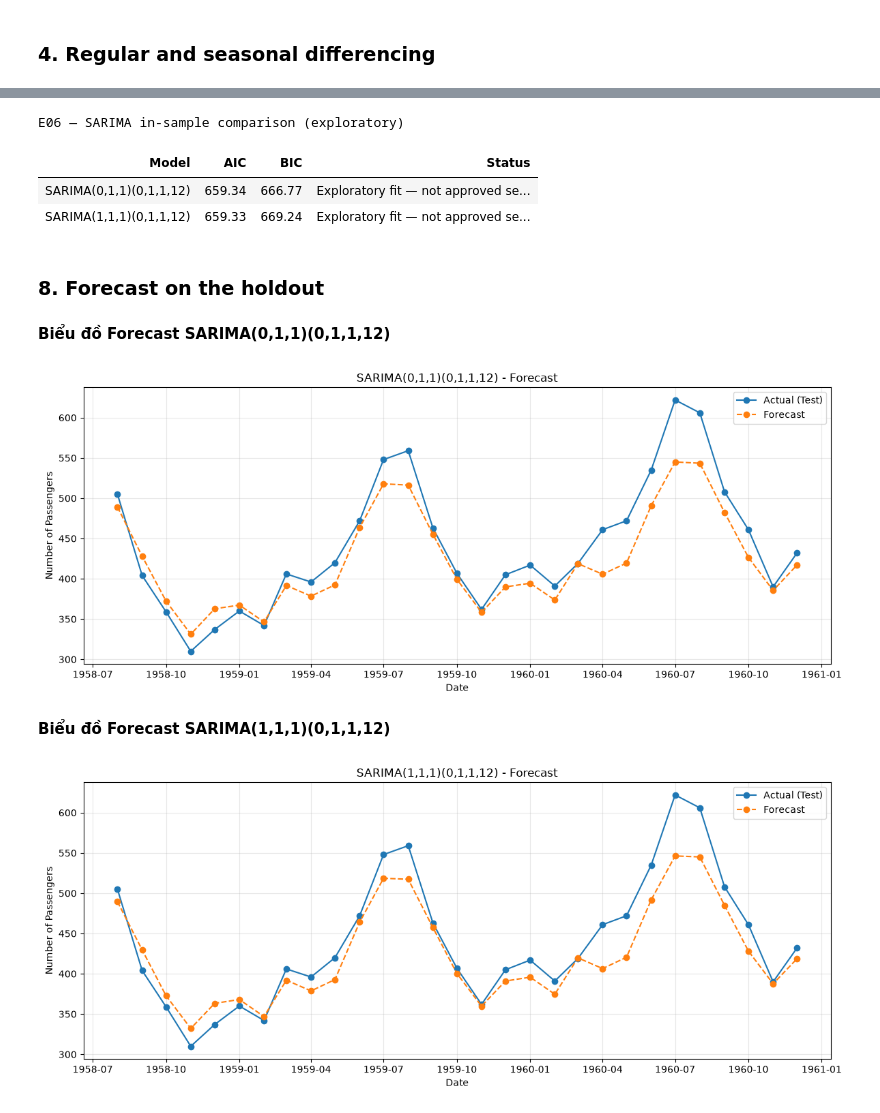
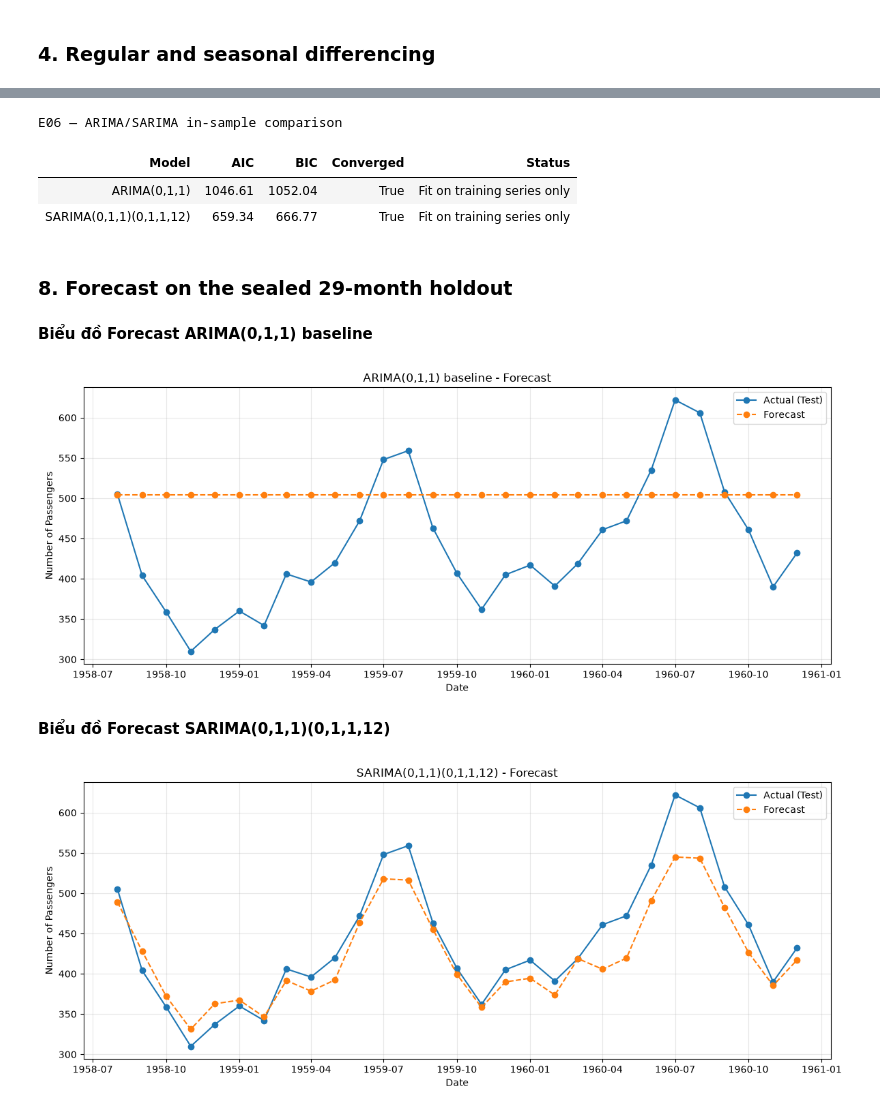
Before and after one commit to Tuvienn/TOTAL_LAB_PRACTICE_FOR_TIME_SERIES, a Jupyter notebook: total_practice/Practice_2/notebooks/Practice_2_Advanced.ipynb, the cells around one changed output, grey strips where cells are left out. Saved outputs shown, nothing was run; the diff lists cells and outputs as text; code cells hidden in the pictures.

Commit message:
feat(practice2): validate E06 ARIMA-SARIMA extension

```diff
--- a/total_practice/Practice_2/notebooks/Practice_2_Advanced.ipynb
+++ b/total_practice/Practice_2/notebooks/Practice_2_Advanced.ipynb
@@ -14,6 +14,10 @@ from practice_2.visualization.table_style import style_table
 
 PROJECT_ROOT = find_practice_root()
 RAW_PATH = PROJECT_ROOT / "datasets" / "raw" / "airline-passengers.csv"
+FIGURES_DIR = PROJECT_ROOT / "outputs" / "figures"
+RESULTS_DIR = PROJECT_ROOT / "outputs" / "results"
+FIGURES_DIR.mkdir(parents=True, exist_ok=True)
+RESULTS_DIR.mkdir(parents=True, exist_ok=True)
 # %%
 
 import pandas as pd
@@ -103,20 +124,20 @@ E06 — Chronological split (exploratory)
 # %%
 from statsmodels.tsa.stattools import adfuller
 
-adf_result = adfuller(series.dropna(), autolag="AIC")
+adf_result = adfuller(train_series.dropna(), regression="c", autolag="AIC")
 adf_table = pd.DataFrame({
-    "Series": ["Original series"],
+    "Series": ["Original training series"],
     "ADF statistic": [adf_result[0]],
     "p-value": [adf_result[1]],
     "Critical value (5%)": [adf_result[4]["5%"]],
-    "Status": ["Exploratory — not approved evidence"],
+    "Status": ["Training-only evidence"],
 })
 print("ADF Statistic:", adf_result[0])
 print("p-value:", adf_result[1])
 print("Critical Values:", adf_result[4]["5%"])
 display(style_table(
     adf_table,
-    caption="E06 — ADF on original series (exploratory)",
+    caption="E06 — ADF on original training series",
     formats={"ADF statistic": "{:.4f}", "p-value": "{:.6f}", "Critical value (5%)": "{:.4f}"},
     row_highlighter=highlight_exploratory,
 ))
@@ -135,8 +156,9 @@ Chưa đủ bằng chứng bác bỏ H0: Chuỗi có thể không dừng.
 # %% [markdown]
 ### 4. Regular and seasonal differencing
 # %%
-# Sai phân thường + mùa vụ
-series_combined_diff = series.diff().diff(12).dropna()
+train_regular_diff = train_series.diff().dropna()
+train_seasonal_diff = train_series.diff(12).dropna()
+series_combined_diff = train_regular_diff.diff(12).dropna()
 
 # Vẽ chuỗi sau sai phân kết hợp
 plt.figure(figsize=(12, 5))
@@ -150,5 +172,6 @@ plt.xlabel("Date")
 plt.ylabel("Differenced Passengers")
 plt.grid(True, alpha=0.3)
 plt.tight_layout()
+plt.gcf().savefig(FIGURES_DIR / "06_airpassengers_differencing.png", dpi=160, bbox_inches="tight")
 plt.show()
 # %% [output]
@@ -229,19 +266,15 @@ sarima_results = {}
 # %%
-# Khởi tạo mô hình
-sarima_1 = SARIMAX(
+arima_baseline = SARIMAX(
     train_series,
-    order=(0, 1, 1),
-    seasonal_order=(0, 1, 1, 12),
+    order=(0, selected_d, 1),
+    seasonal_order=(0, 0, 0, 0),
     enforce_stationarity=False,
     enforce_invertibility=False
 )
 
-# Huấn luyện mô hình
-sarima_result_1 = sarima_1.fit(disp=False)
+arima_result = arima_baseline.fit(disp=False)
 
-# Lưu kết quả
-sarima_results["SARIMA(0,1,1)(0,1,1,12)"] = sarima_result_1
+model_results["ARIMA(0,1,1)"] = arima_result
 
-# Hiển thị kết quả
-print(sarima_result_1.summary())
+print(arima_result.summary())
 # %% [output]
@@ -299,57 +328,59 @@ Covariance Type:                              opg
 Warnings:
 [1] Covariance matrix calculated using the outer product of gradients (complex-step).
 # %%
-sarima_comparison = pd.DataFrame({
-    "Model": list(sarima_results.keys()),
-    "AIC": [result.aic for result in sarima_results.values()],
-    "BIC": [result.bic for result in sarima_results.values()],
-    "Status": "Exploratory fit — not approved selection",
+model_comparison = pd.DataFrame({
+    "Model": list(model_results.keys()),
+    "AIC": [result.aic for result in model_results.values()],
+    "BIC": [result.bic for result in model_results.values()],
+    "Converged": [bool(result.mle_retvals.get("converged", False)) for result in model_results.values()],
+    "Status": "Fit on training series only",
 })
 display(style_table(
-    sarima_comparison,
-    caption="E06 — SARIMA in-sample comparison (exploratory)",
+    model_comparison,
+    caption="E06 — ARIMA/SARIMA in-sample comparison",
     formats={"AIC": "{:.2f}", "BIC": "{:.2f}"},
     row_highlighter=highlight_exploratory,
 ))
 # %% [output]
-E06 — SARIMA in-sample comparison (exploratory)
+E06 — ARIMA/SARIMA in-sample comparison
-| Model | AIC | BIC | Status |
-| SARIMA(0,1,1)(0,1,1,12) | 659.34 | 666.77 | Exploratory fit — not approved se... |
-| SARIMA(1,1,1)(0,1,1,12) | 659.33 | 669.24 | Exploratory fit — not approved se... |
+| Model | AIC | BIC | Converged | Status |
+| ARIMA(0,1,1) | 1046.61 | 1052.04 | True | Fit on training series only |
+| SARIMA(0,1,1)(0,1,1,12) | 659.34 | 666.77 | True | Fit on training series only |
 # %% [markdown]
-### 8. Forecast on the holdout
+### 8. Forecast on the sealed 29-month holdout
 # %% [markdown]
-**Biểu đồ Forecast SARIMA(0,1,1)(0,1,1,12)**
+**Biểu đồ Forecast ARIMA(0,1,1) baseline**
 # %%
-forecast_1 = sarima_result_1.forecast(steps=len(test_series))
+forecast_1 = arima_result.forecast(steps=len(test_series))
 plt.figure(figsize=(12, 5))
 
 # Dữ liệu thực tế trên tập Test
 plt.plot(
     test_series.index,
     test_series.values,
     label="Actual (Test)",
     marker="o"
 )
 
 # Giá trị dự báo
 plt.plot(
     forecast_1.index,
     forecast_1.values,
     label="Forecast",
     linestyle="--",
     marker="o"
 )
 
-plt.title("SARIMA(0,1,1)(0,1,1,12) - Forecast")
+plt.title("ARIMA(0,1,1) baseline - Forecast")
 plt.xlabel("Date")
 plt.ylabel("Number of Passengers")
 plt.legend()
 plt.grid(True, alpha=0.3)
 plt.tight_layout()
+plt.gcf().savefig(FIGURES_DIR / "06_airpassengers_forecast_arima.png", dpi=160, bbox_inches="tight")
 plt.show()
 # %% [output]
-[figure, old version]
+[figure, new version]
 # %% [markdown]
-**Biểu đồ Forecast SARIMA(1,1,1)(0,1,1,12)**
+**Biểu đồ Forecast SARIMA(0,1,1)(0,1,1,12)**
 # %%
```
Also changed, not shown: parts of 25 cells of this notebook, 20 other files.
